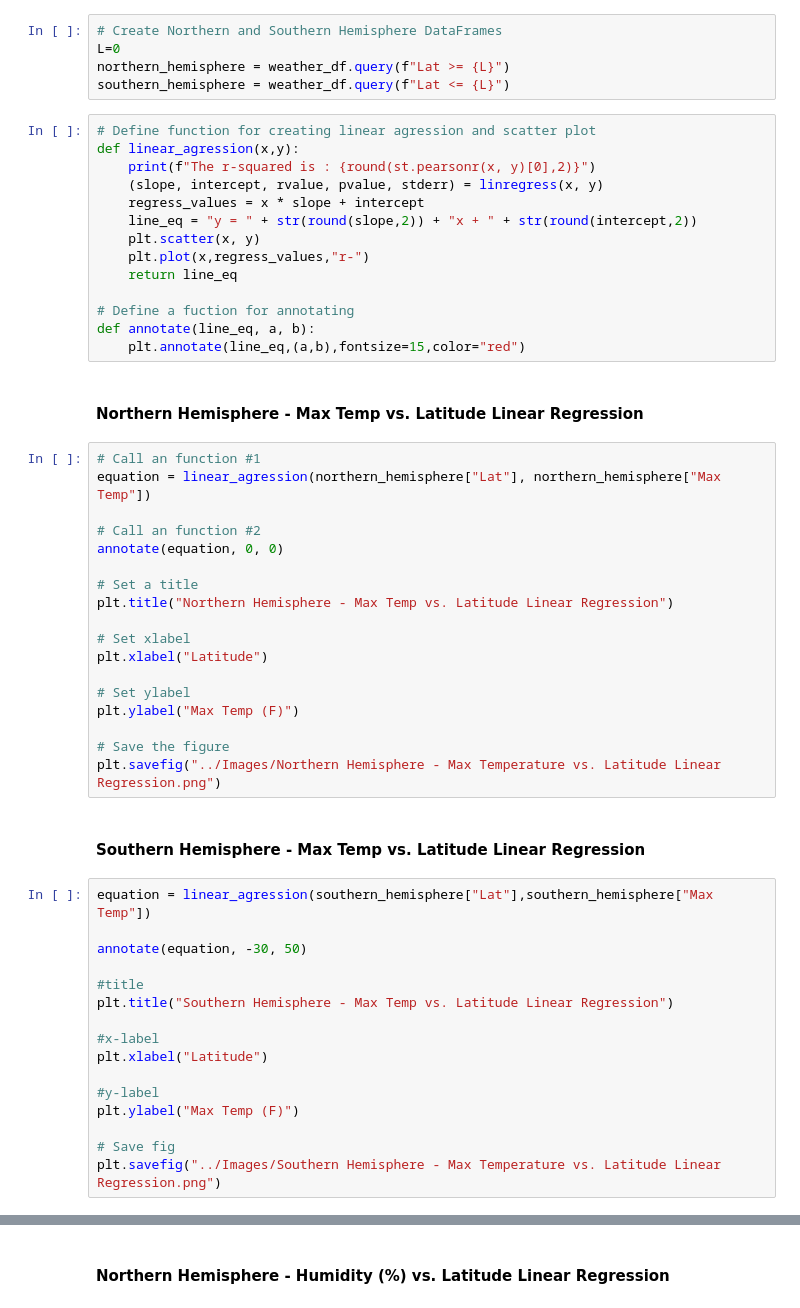
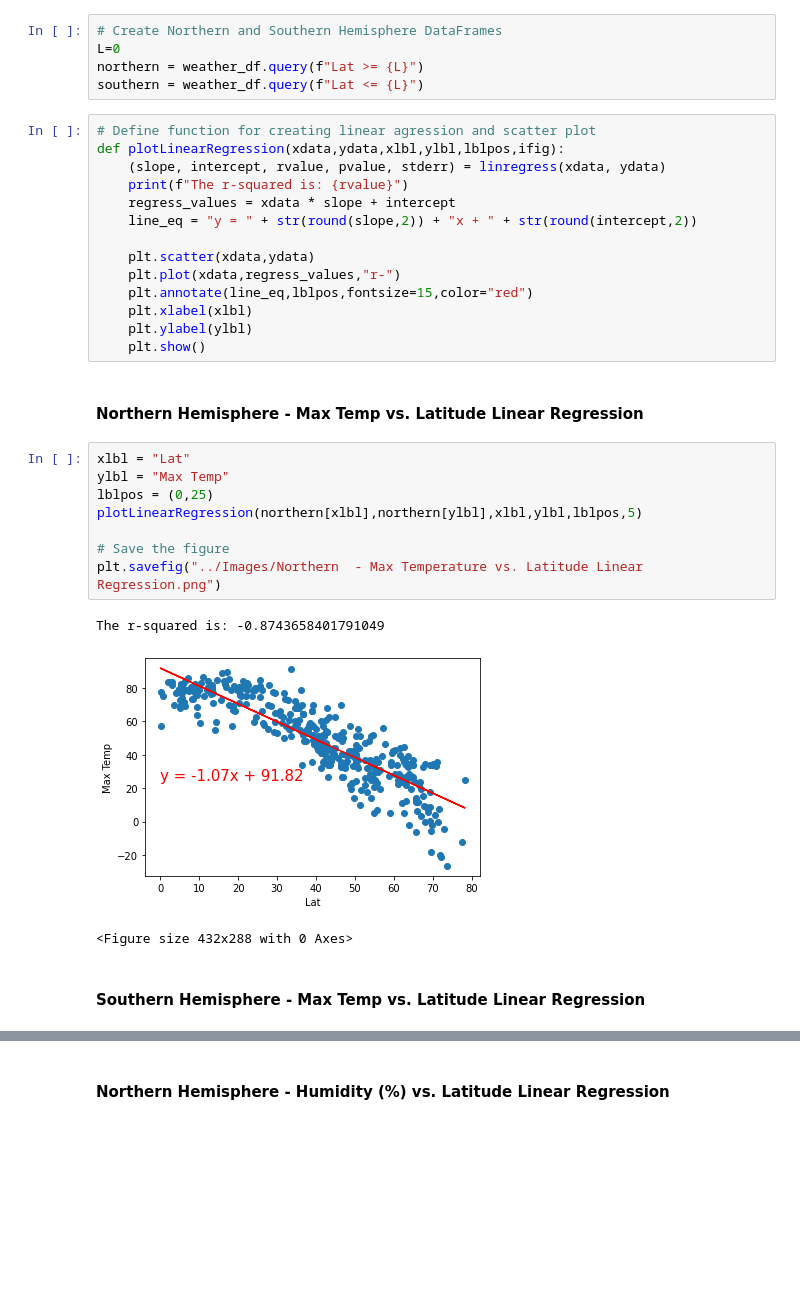
Before and after one commit to tstenner1/Scatter-Plots-and-Heat-Maps-using-API, a Jupyter notebook: starter_code/WeatherPy.ipynb, the cells around one changed output, grey strips where cells are left out. Cells and saved outputs as stored; diff of their text form; blank space fills up the shorter version.

```diff
--- a/starter_code/WeatherPy.ipynb
+++ b/starter_code/WeatherPy.ipynb
@@ -224,57 +261,35 @@ plt.savefig("../Images/City Latitude vs Wind Speed (mph).png")
 # %%
 # Create Northern and Southern Hemisphere DataFrames
 L=0
-northern_hemisphere = weather_df.query(f"Lat >= {L}")
-southern_hemisphere = weather_df.query(f"Lat <= {L}")
+northern = weather_df.query(f"Lat >= {L}")
+southern = weather_df.query(f"Lat <= {L}")
 # %%
 # Define function for creating linear agression and scatter plot
-def linear_agression(x,y):
-    print(f"The r-squared is : {round(st.pearsonr(x, y)[0],2)}")
-    (slope, intercept, rvalue, pvalue, stderr) = linregress(x, y)
-    regress_values = x * slope + intercept
+def plotLinearRegression(xdata,ydata,xlbl,ylbl,lblpos,ifig):
+    (slope, intercept, rvalue, pvalue, stderr) = linregress(xdata, ydata)
+    print(f"The r-squared is: {rvalue}")
+    regress_values = xdata * slope + intercept
     line_eq = "y = " + str(round(slope,2)) + "x + " + str(round(intercept,2))
-    plt.scatter(x, y)
-    plt.plot(x,regress_values,"r-")
-    return line_eq
 
-# Define a fuction for annotating
-def annotate(line_eq, a, b):
-    plt.annotate(line_eq,(a,b),fontsize=15,color="red")
+    plt.scatter(xdata,ydata)
+    plt.plot(xdata,regress_values,"r-")
+    plt.annotate(line_eq,lblpos,fontsize=15,color="red")
+    plt.xlabel(xlbl)
+    plt.ylabel(ylbl)
+    plt.show()
 # %% [markdown]
 ####  Northern Hemisphere - Max Temp vs. Latitude Linear Regression
-# %%
-# Call an function #1
-equation = linear_agression(northern_hemisphere["Lat"], northern_hemisphere["Max Temp"])
-
-# Call an function #2
-annotate(equation, 0, 0)
-
-# Set a title
-plt.title("Northern Hemisphere - Max Temp vs. Latitude Linear Regression")
-
-# Set xlabel
-plt.xlabel("Latitude")
-
-# Set ylabel
-plt.ylabel("Max Temp (F)")
-
-# Save the figure
-plt.savefig("../Images/Northern Hemisphere - Max Temperature vs. Latitude Linear Regression.png")
+# %%
+xlbl = "Lat"
+ylbl = "Max Temp"
+lblpos = (0,25)
+plotLinearRegression(northern[xlbl],northern[ylbl],xlbl,ylbl,lblpos,5)
+
+# Save the figure
+plt.savefig("../Images/Northern  - Max Temperature vs. Latitude Linear Regression.png")
+# %% [output]
+The r-squared is: -0.8743658401791049
+[figure, added]
+<Figure size 432x288 with 0 Axes>
 # %% [markdown]
 ####  Southern Hemisphere - Max Temp vs. Latitude Linear Regression
-# %%
-equation = linear_agression(southern_hemisphere["Lat"],southern_hemisphere["Max Temp"])
-
-annotate(equation, -30, 50)
-
-#title
-plt.title("Southern Hemisphere - Max Temp vs. Latitude Linear Regression")
-
-#x-label
-plt.xlabel("Latitude")
-
-#y-label
-plt.ylabel("Max Temp (F)")
-
-# Save fig
-plt.savefig("../Images/Southern Hemisphere - Max Temperature vs. Latitude Linear Regression.png")
```
Also changed, not shown: parts of 21 cells of this notebook, 17 other files.
